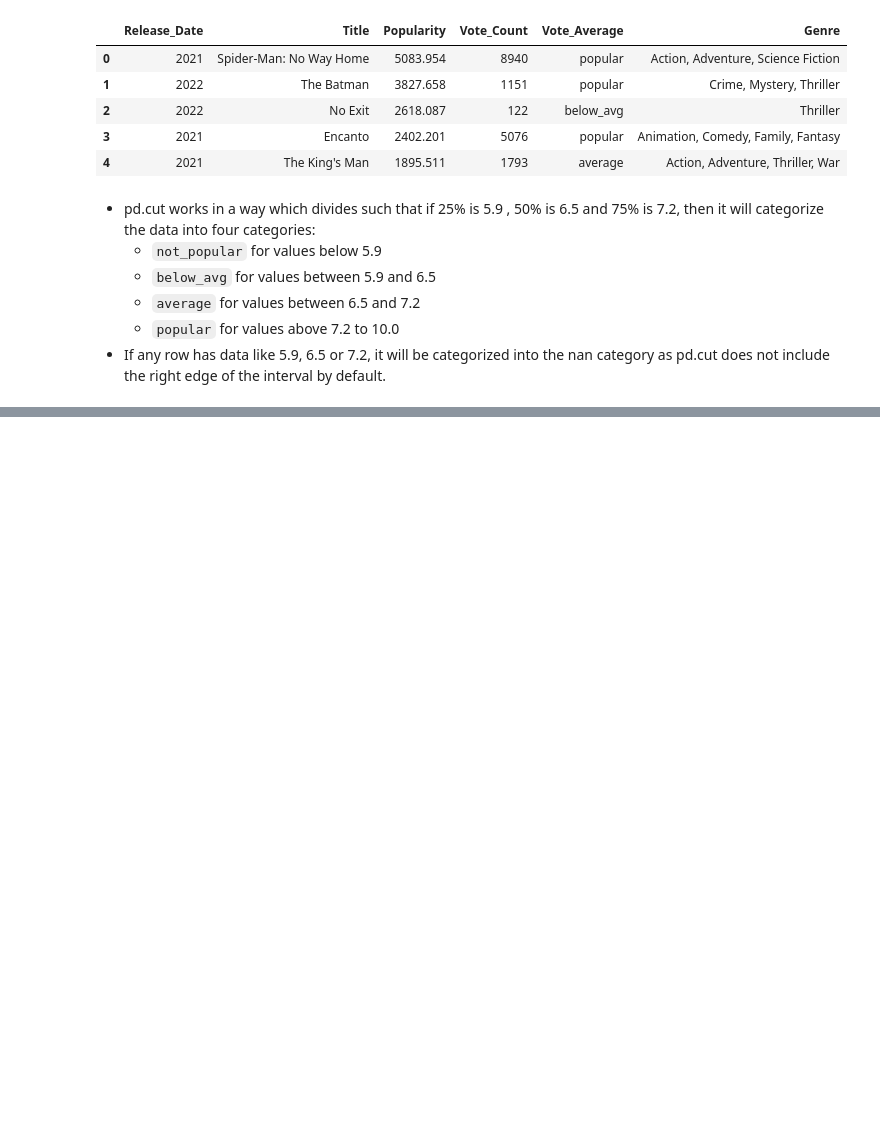
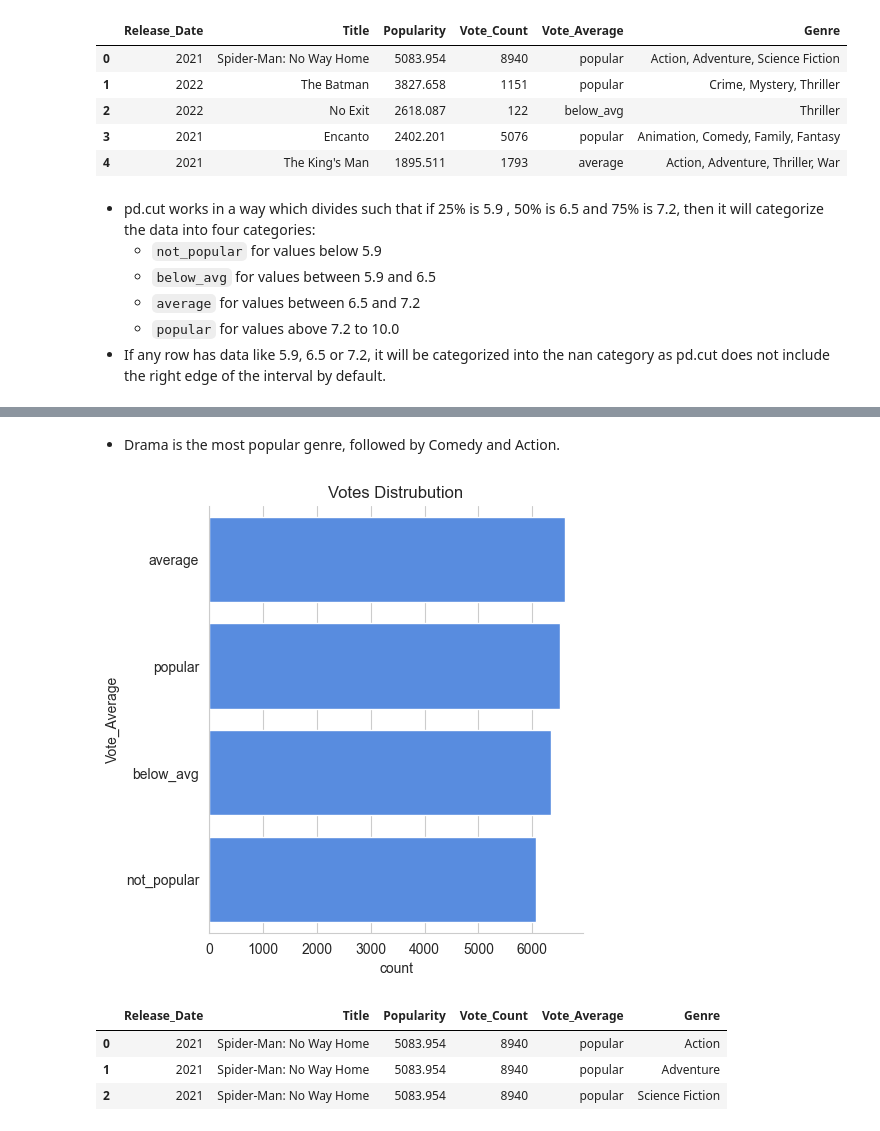
Before and after one commit to shahbhavya7/Machine_Learning_Practices, a Jupyter notebook: Netflix Data Analysis/EDA.ipynb, the cells around one changed output, grey strips where cells are left out. Saved outputs shown, nothing was run; the diff lists cells and outputs as text; code cells hidden in the pictures; blank space fills up the shorter version.

```diff
--- a/Netflix Data Analysis/EDA.ipynb
+++ b/Netflix Data Analysis/EDA.ipynb
@@ -199,0 +278,16 @@ df.dropna(inplace=True) # inplace=True modifies the original DataFrame
+# %% [markdown]
+- Drama is the most popular genre, followed by Comedy and Action.
+# %%
+sns.catplot(y='Vote_Average',data=df,kind='count',order=df['Vote_Average'].value_counts().index,color='#4287f5') # box plot to visualize the distribution of Vote_Average across different genres
+plt.title('Votes Distrubution') # setting the title for the plot
+plt.show() # displaying the plot
+# %% [output]
+[figure, added]
+# %%
+# Checking maximum popularity rating
+df[df['Popularity']== df['Popularity'].max()]
+# %% [output]
+|  | Release_Date | Title | Popularity | Vote_Count | Vote_Average | Genre |
+| 0 | 2021 | Spider-Man: No Way Home | 5083.954 | 8940 | popular | Action |
+| 1 | 2021 | Spider-Man: No Way Home | 5083.954 | 8940 | popular | Adventure |
+| 2 | 2021 | Spider-Man: No Way Home | 5083.954 | 8940 | popular | Science Fiction |
```
Also changed, not shown: parts of 14 cells of this notebook.
